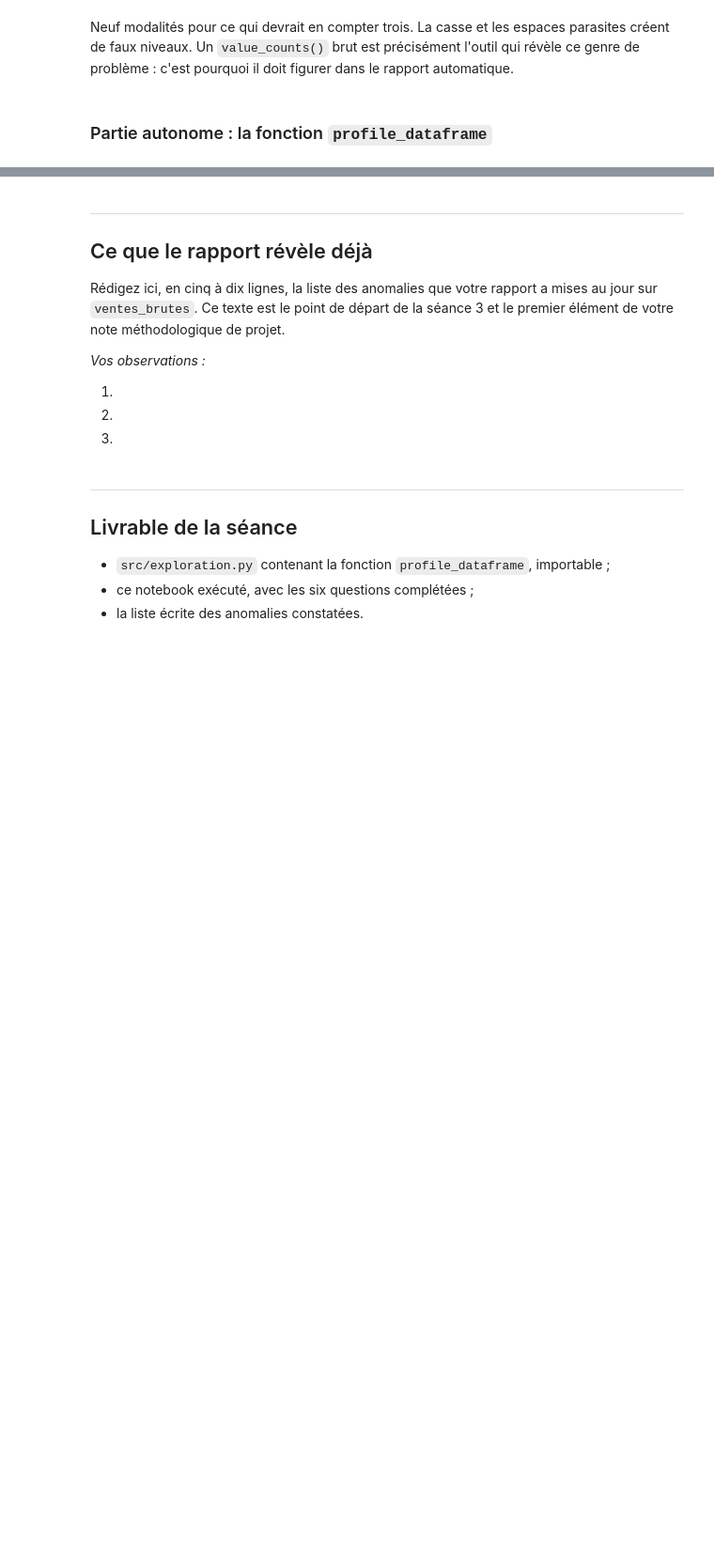
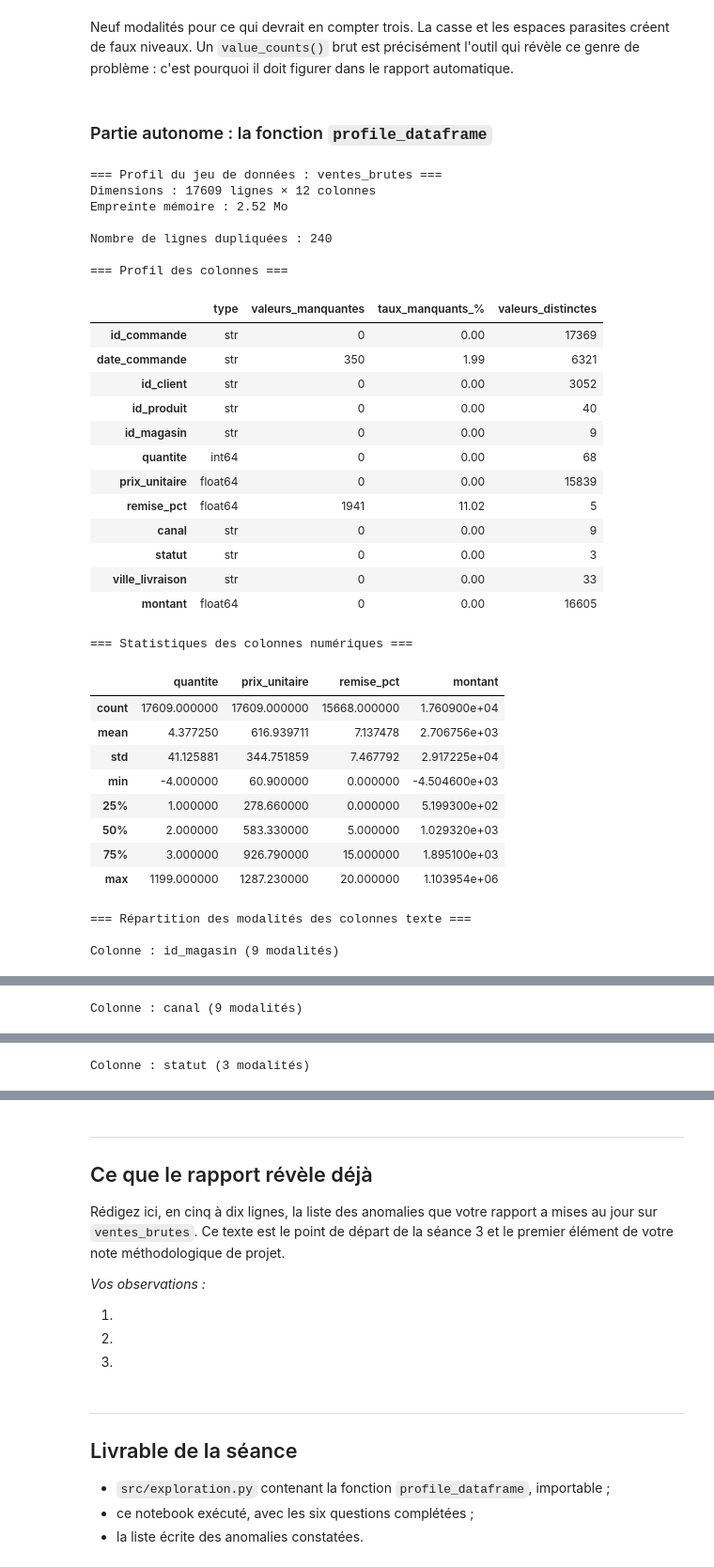
Before and after one commit to florentin777/preparation_manipulation_donnees, a Jupyter notebook: notebooks/02_pandas_exploration.ipynb, the cells around one changed output, grey strips where cells are left out. Shown at 94% size. Cells and saved outputs as stored; diff of their text form; code cells hidden in the pictures; blank space fills up the shorter version.

Commit message:
02 done + ajout de 03 04 05 exploration.py

```diff
--- a/notebooks/02_pandas_exploration.ipynb
+++ b/notebooks/02_pandas_exploration.ipynb
@@ -303,20 +378,98 @@ genre de problème : c'est pourquoi il doit figurer dans le rapport automatique.
 # %%
 def profile_dataframe(df, name='jeu de données', max_cardinality=25):
     """Affiche un rapport d'exploration standard.
 
     Doit produire, dans cet ordre :
       1. le nom, les dimensions et l'empreinte mémoire ;
       2. le nombre de lignes strictement dupliquées ;
       3. un tableau par colonne : type, nombre de valeurs manquantes, taux en %,
          nombre de valeurs distinctes ;
       4. les statistiques descriptives des colonnes numériques ;
       5. pour chaque colonne texte de cardinalité inférieure à max_cardinality,
          la répartition des modalités.
 
     Ne renvoie rien : la fonction affiche.
     """
+
+def profile_dataframe(df, name='jeu de données', max_cardinality=25):
+    """Affiche un rapport d'exploration standard."""
+
+    # 1. Nom, dimensions et empreinte mémoire
+    print(f"=== Profil du jeu de données : {name} ===")
+    print(f"Dimensions : {df.shape[0]} lignes × {df.shape[1]} colonnes")
+    print(f"Empreinte mémoire : {df.memory_usage(deep=True).sum() / 1024**2:.2f} Mo")
+
+    # 2. Nombre de lignes strictement dupliquées
+    nb_doublons = df.duplicated().sum()
+    print(f"\nNombre de lignes dupliquées : {nb_doublons}")
+
+    # 3. Tableau de profil par colonne
+    profil = pd.DataFrame({
+        'type': df.dtypes.astype(str),
+        'valeurs_manquantes': df.isna().sum(),
+        'taux_manquants_%': (df.isna().mean() * 100).round(2),
+        'valeurs_distinctes': df.nunique()
+    })
+
+    print("\n=== Profil des colonnes ===")
+    display(profil)
+
+    # 4. Statistiques descriptives des colonnes numériques
+    print("\n=== Statistiques des colonnes numériques ===")
+    numeriques = df.select_dtypes(include='number')
+
+    if numeriques.shape[1] > 0:
+        display(numeriques.describe())
+    else:
+        print("Aucune colonne numérique.")
+
+    # 5. Répartition des modalités des colonnes texte
+    print("\n=== Répartition des modalités des colonnes texte ===")
+    colonnes_texte = df.select_dtypes(include=['object', 'string'])
+
+    for colonne in colonnes_texte.columns:
+        cardinalite = df[colonne].nunique()
+
+        if cardinalite < max_cardinality:
+            print(f"\nColonne : {colonne} ({cardinalite} modalités)")
+            display(df[colonne].value_counts(dropna=False))
+
     # TODO
     ...
 
 
 profile_dataframe(sales, name='ventes_brutes')
+# %% [output]
+=== Profil du jeu de données : ventes_brutes ===
+Dimensions : 17609 lignes × 12 colonnes
+Empreinte mémoire : 2.52 Mo
+
+Nombre de lignes dupliquées : 240
+
+=== Profil des colonnes ===
+|  | type | valeurs_manquantes | taux_manquants_% | valeurs_distinctes |
+| id_commande | str | 0 | 0.00 | 17369 |
+| date_commande | str | 350 | 1.99 | 6321 |
+| id_client | str | 0 | 0.00 | 3052 |
+| id_produit | str | 0 | 0.00 | 40 |
+| id_magasin | str | 0 | 0.00 | 9 |
+| quantite | int64 | 0 | 0.00 | 68 |
+| prix_unitaire | float64 | 0 | 0.00 | 15839 |
+| remise_pct | float64 | 1941 | 11.02 | 5 |
+| canal | str | 0 | 0.00 | 9 |
+| statut | str | 0 | 0.00 | 3 |
+| ville_livraison | str | 0 | 0.00 | 33 |
+| montant | float64 | 0 | 0.00 | 16605 |
+=== Statistiques des colonnes numériques ===
+|  | quantite | prix_unitaire | remise_pct | montant |
+| count | 17609.000000 | 17609.000000 | 15668.000000 | 1.760900e+04 |
+| mean | 4.377250 | 616.939711 | 7.137478 | 2.706756e+03 |
+| std | 41.125881 | 344.751859 | 7.467792 | 2.917225e+04 |
+| min | -4.000000 | 60.900000 | 0.000000 | -4.504600e+03 |
+| 25% | 1.000000 | 278.660000 | 0.000000 | 5.199300e+02 |
+| 50% | 2.000000 | 583.330000 | 5.000000 | 1.029320e+03 |
+| 75% | 3.000000 | 926.790000 | 15.000000 | 1.895100e+03 |
+| max | 1199.000000 | 1287.230000 | 20.000000 | 1.103954e+06 |
+=== Répartition des modalités des colonnes texte ===
+
+Colonne : id_magasin (9 modalités)
@@ -322,0 +487 @@ profile_dataframe(sales, name='ventes_brutes')
+Colonne : canal (9 modalités)
@@ -322,0 +499 @@ profile_dataframe(sales, name='ventes_brutes')
+Colonne : statut (3 modalités)
```
Also changed, not shown: parts of 11 cells of this notebook, 1 other file.
